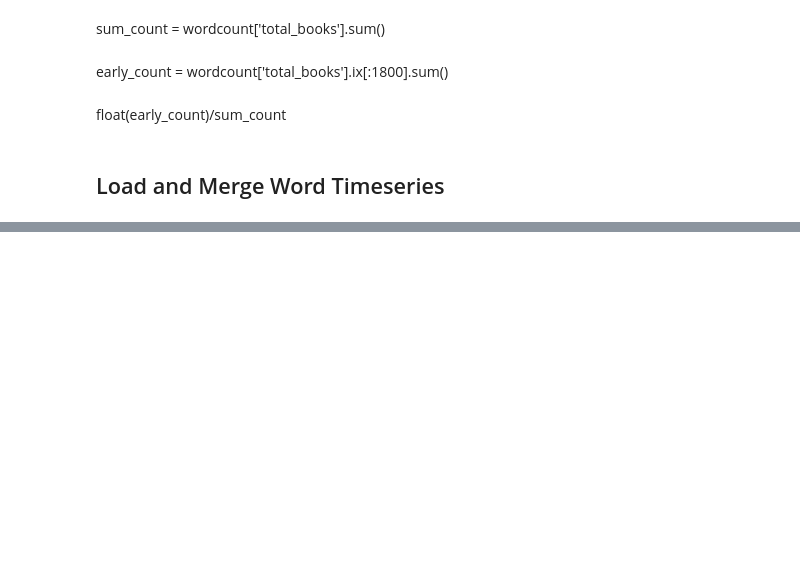
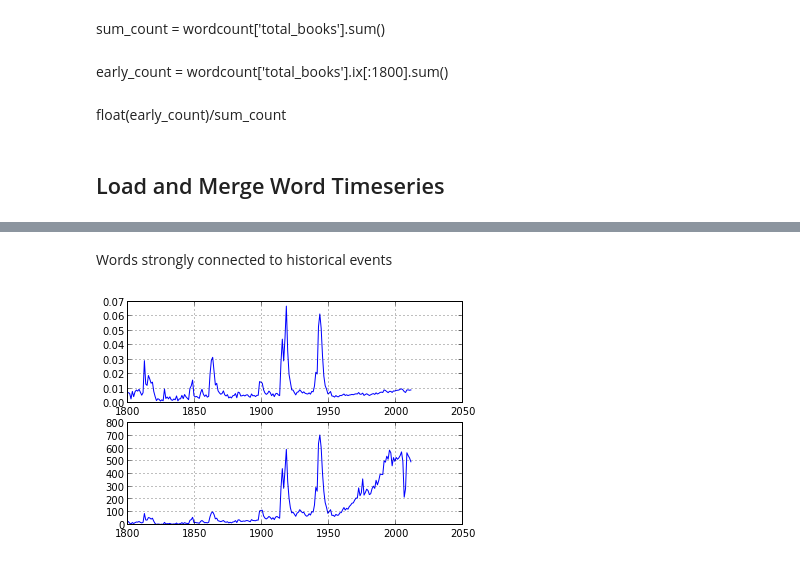
Before and after one commit to ahane/i290-project, a Jupyter notebook: Word_Timeseries_DataFrame.ipynb, the cells around one changed output, grey strips where cells are left out. Drawn from its saved outputs; the diff is of its cells as text; code cells hidden in the pictures; blank space fills up the shorter version.

```diff
--- a/Word_Timeseries_DataFrame.ipynb
+++ b/Word_Timeseries_DataFrame.ipynb
@@ -99,0 +154,6 @@ allwordcounts_df['book'].plot()
+# %% [markdown]
+Words strongly connected to historical events
+# %%
+plot_abs_and_rel('war')
+# %% [output]
+[figure, added]
```
Also changed, not shown: parts of 19 cells of this notebook, 5 other files.
